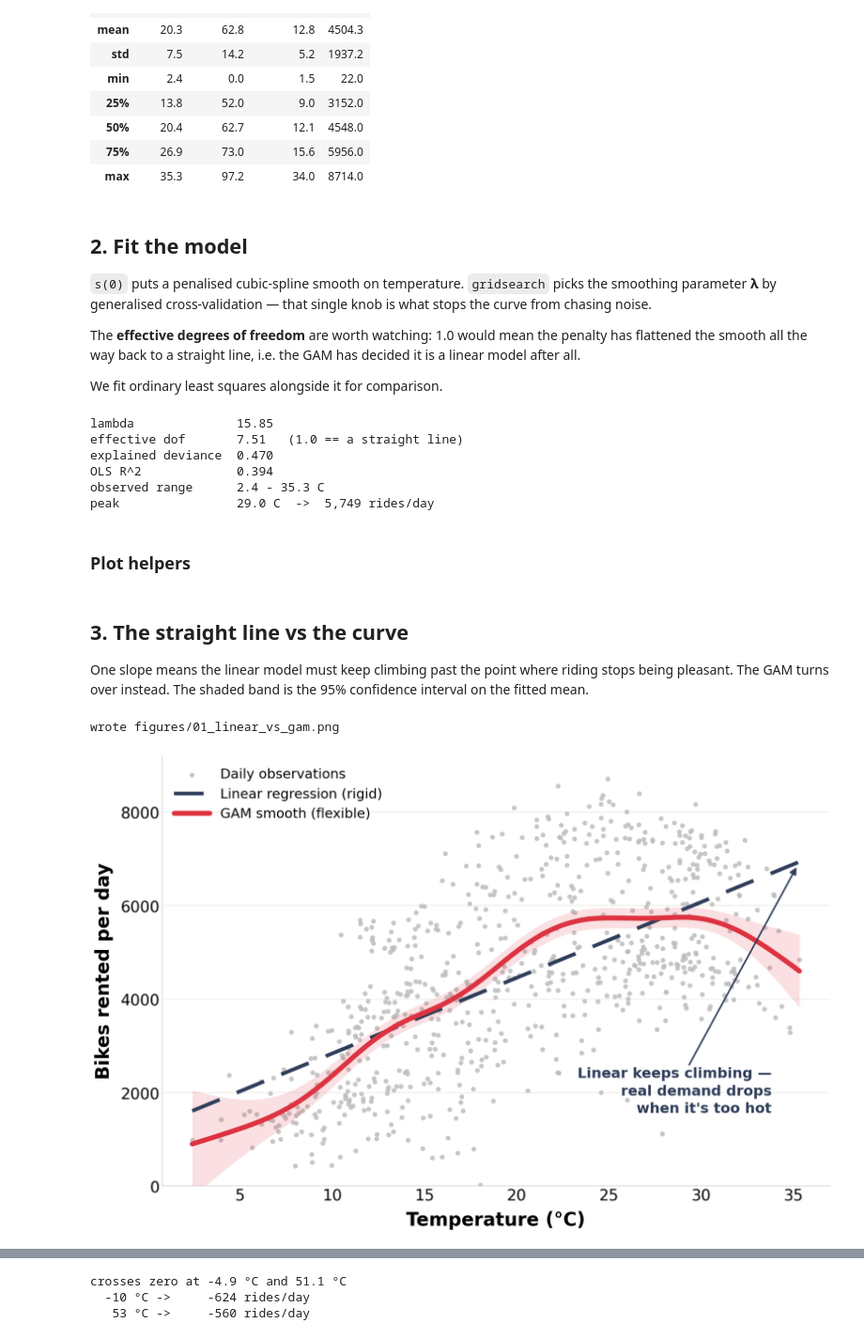
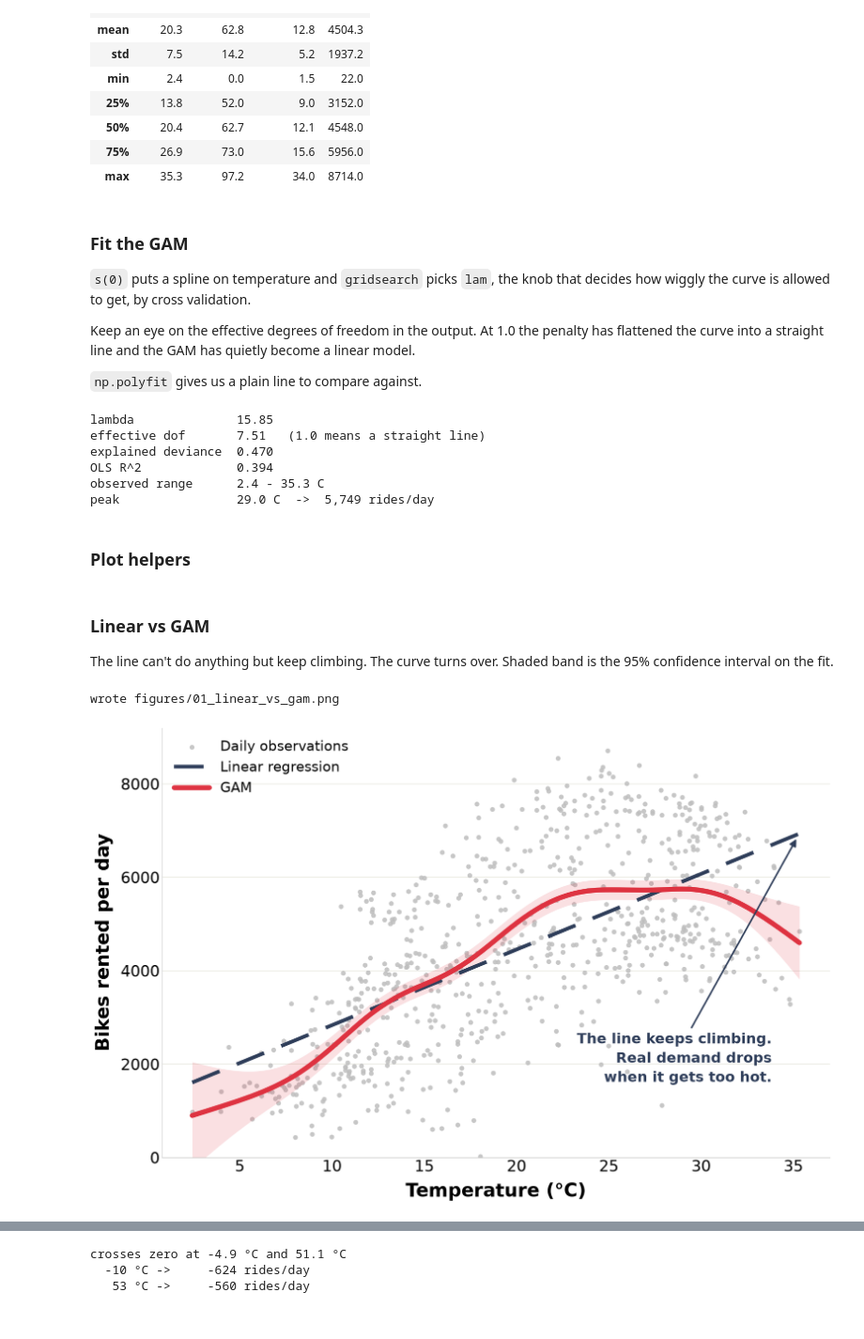
Before and after one commit to Pragyan-dev/gam-bike-rentals, a Jupyter notebook: gam_bike_rentals.ipynb, the cells around one changed output, grey strips where cells are left out. Shown at 94% size. Saved outputs shown, nothing was run; the diff lists cells and outputs as text; code cells hidden in the pictures.

```diff
--- a/gam_bike_rentals.ipynb
+++ b/gam_bike_rentals.ipynb
@@ -131,17 +117,15 @@ df[["temp_c", "hum_pct", "wind_kmh", "rides"]].describe().round(1)
 | 75% | 26.9 | 73.0 | 15.6 | 5956.0 |
 | max | 35.3 | 97.2 | 34.0 | 8714.0 |
 # %% [markdown]
-## 2. Fit the model
+### Fit the GAM
 
-`s(0)` puts a penalised cubic-spline smooth on temperature. `gridsearch` picks
-the smoothing parameter **λ** by generalised cross-validation — that single knob
-is what stops the curve from chasing noise.
+`s(0)` puts a spline on temperature and `gridsearch` picks `lam`, the knob that decides
+how wiggly the curve is allowed to get, by cross validation.
 
-The **effective degrees of freedom** are worth watching: 1.0 would mean the
-penalty has flattened the smooth all the way back to a straight line, i.e. the
-GAM has decided it is a linear model after all.
+Keep an eye on the effective degrees of freedom in the output. At 1.0 the penalty has
+flattened the curve into a straight line and the GAM has quietly become a linear model.
 
-We fit ordinary least squares alongside it for comparison.
+`np.polyfit` gives us a plain line to compare against.
 # %%
 from pygam import LinearGAM, s
 
@@ -160,14 +144,14 @@ PEAK_C = float(grid[fit.argmax()])
 PEAK_Y = float(fit.max())
 
 print(f"lambda              {gam.lam[0][0]:,.2f}")
-print(f"effective dof       {gam.statistics_['edof']:.2f}   (1.0 == a straight line)")
+print(f"effective dof       {gam.statistics_['edof']:.2f}   (1.0 means a straight line)")
 print(f"explained deviance  {gam.statistics_['pseudo_r2']['explained_deviance']:.3f}")
 print(f"OLS R^2             {np.corrcoef(np.polyval(ols, df.temp_c), y)[0, 1] ** 2:.3f}")
 print(f"observed range      {LO:.1f} - {HI:.1f} C")
 print(f"peak                {PEAK_C:.1f} C  ->  {PEAK_Y:,.0f} rides/day")
 # %% [output]
 lambda              15.85
-effective dof       7.51   (1.0 == a straight line)
+effective dof       7.51   (1.0 means a straight line)
 explained deviance  0.470
 OLS R^2             0.394
 observed range      2.4 - 35.3 C
@@ -199,33 +183,32 @@ def save(fig, name):
     print("wrote", path)
     return path
 # %% [markdown]
-## 3. The straight line vs the curve
+### Linear vs GAM
 
-One slope means the linear model must keep climbing past the point where riding
-stops being pleasant. The GAM turns over instead. The shaded band is the 95%
-confidence interval on the fitted mean.
+The line can't do anything but keep climbing. The curve turns over. Shaded band is the
+95% confidence interval on the fit.
 # %%
 fig, ax = canvas()
 ax.scatter(df.temp_c, df.rides, s=60, color=GREY, linewidths=0, alpha=.85,
            label="Daily observations")
 ax.plot(grid, np.polyval(ols, grid), color=NAVY, lw=6, ls=(0, (8, 5)),
-        label="Linear regression (rigid)")
+        label="Linear regression")
 ax.fill_between(grid, lo_ci, hi_ci, color=RED, alpha=.15, lw=0)
 ax.plot(grid, fit, color=RED, lw=8, solid_capstyle="round",
-        label="GAM smooth (flexible)")
+        label="GAM")
 
-ax.annotate("Linear keeps climbing —\nreal demand drops\nwhen it's too hot",
+ax.annotate("The line keeps climbing.\nReal demand drops\nwhen it gets too hot.",
             xy=(HI, float(np.polyval(ols, HI))), xytext=(HI - 1.5, 1500),
             ha="right", va="bottom", fontsize=23, fontweight="bold",
             color=NAVY, linespacing=1.35,
             arrowprops=dict(arrowstyle="-|>", color=NAVY, lw=2.6, shrinkB=10))
 
 label(ax, "Temperature (°C)", "Bikes rented per day")
 ax.set_ylim(0, 9200)
 ax.legend(loc="upper left", fontsize=22, frameon=False, handlelength=2.6)
 save(fig, "01_linear_vs_gam.png")
 plt.show()
 # %% [output]
 wrote figures/01_linear_vs_gam.png
-[figure, old version]
+[figure, new version]
 # %% [markdown]
```
Also changed, not shown: parts of 12 cells of this notebook, 3 other files.
